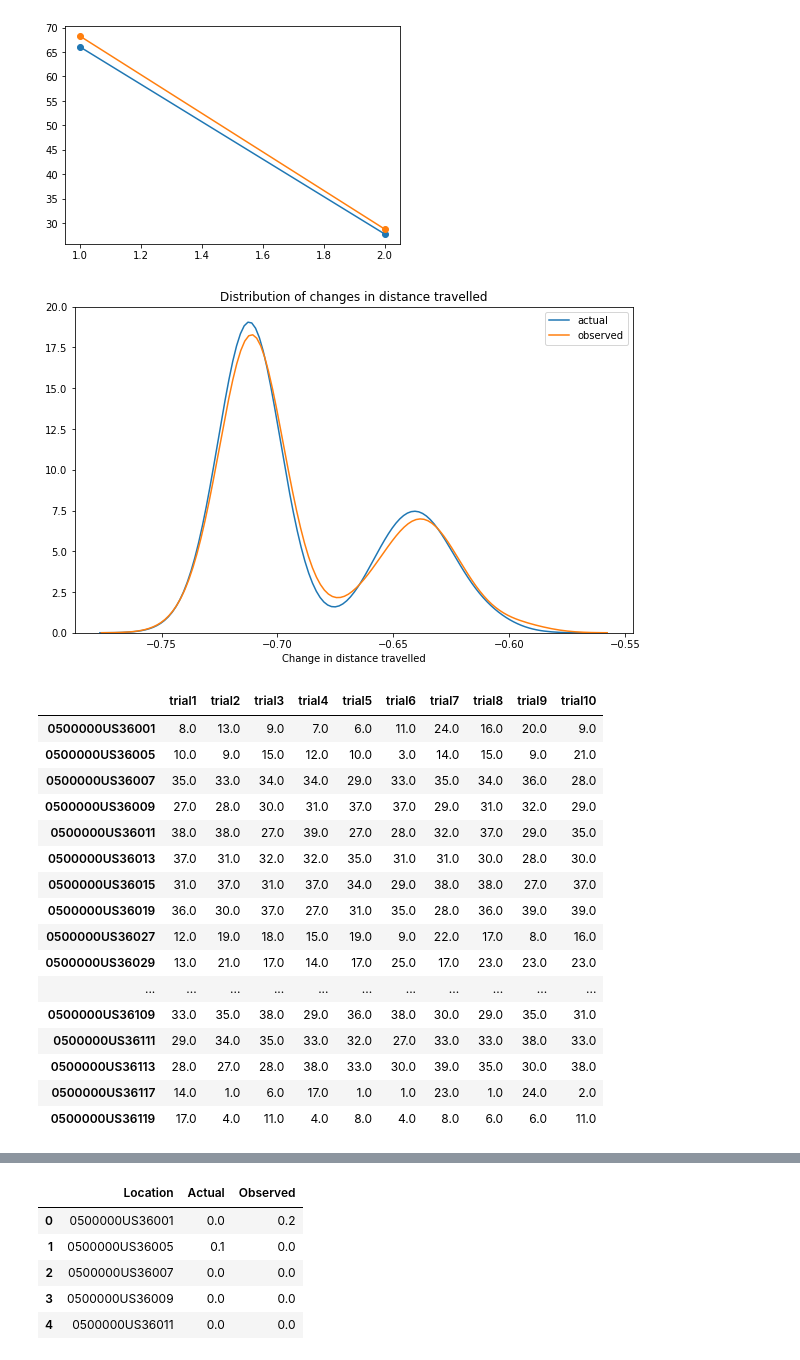
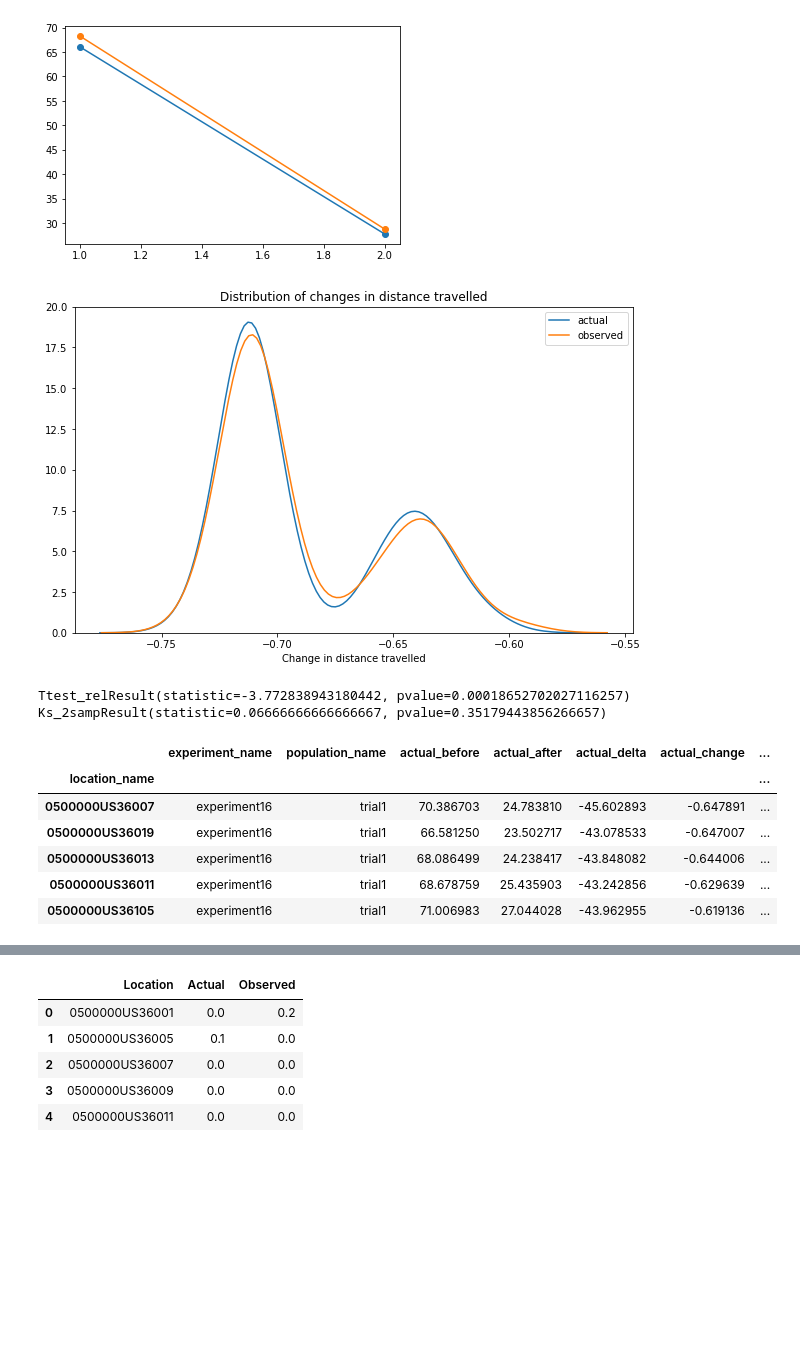
Before and after one commit to HGN-Spotifyers/AC221-final-project, a Jupyter notebook: Experiments.ipynb, the cells around one changed output, grey strips where cells are left out. Saved outputs shown, nothing was run; the diff lists cells and outputs as text; code cells hidden in the pictures; blank space fills up the shorter version.

```diff
--- a/Experiments.ipynb
+++ b/Experiments.ipynb
@@ -184,21 +186,33 @@ plt.show()
 # %% [output]
 [figure]
 # %%
-# Copy DF and fratten indices
-full_df_reset = full_df.copy(deep=True)
-full_df_reset.reset_index(inplace=True)
+def distributionplot(df_in):
+    '''
+    Create Distribution plots for the two delta vectors
+    '''
+    # Copy DF and flatten indices
+    full_df_reset = df_in.copy(deep=True)
+    full_df_reset.reset_index(inplace=True)
 
-# Get distributions of actual and observed change
-actual_dist = full_df_reset['actual_change']
-obs_dist = full_df_reset['observed_change']
+    # Get distributions of actual and observed change
+    actual_dist = full_df_reset['actual_change']
+    obs_dist = full_df_reset['observed_change']
 
-plt.figure(figsize=(10,6))
-sns.distplot(actual_dist,hist=False,label='actual')
-sns.distplot(obs_dist,hist=False,label='observed')
-plt.xlabel('Change in distance travelled')
-plt.title('Distribution of changes in distance travelled')
-plt.legend()
-plt.show()
+    plt.figure(figsize=(10,6))
+    sns.distplot(actual_dist,hist=False,label='actual')
+    sns.distplot(obs_dist,hist=False,label='observed')
+    plt.xlabel('Change in distance travelled')
+    plt.title('Distribution of changes in distance travelled')
+    plt.legend()
+    plt.show()
+
+    import scipy.stats as stats
+    print(stats.ttest_rel(actual_dist,obs_dist))
+    print(stats.ks_2samp(actual_dist,obs_dist))
+
+distributionplot(full_df)
 # %% [output]
 [figure]
+Ttest_relResult(statistic=-3.772838943180442, pvalue=0.00018652702027116257)
+Ks_2sampResult(statistic=0.06666666666666667, pvalue=0.35179443856266657)
 # %%
@@ -232,20 +257,16 @@ for trialnum in range(1,ntrials):
-# %%
-df_rankactual
-# %% [output]
-|  | trial1 | trial2 | trial3 | trial4 | trial5 | trial6 | trial7 | trial8 | trial9 | trial10 |
-| 0500000US36001 | 8.0 | 13.0 | 9.0 | 7.0 | 6.0 | 11.0 | 24.0 | 16.0 | 20.0 | 9.0 |
-| 0500000US36005 | 10.0 | 9.0 | 15.0 | 12.0 | 10.0 | 3.0 | 14.0 | 15.0 | 9.0 | 21.0 |
-| 0500000US36007 | 35.0 | 33.0 | 34.0 | 34.0 | 29.0 | 33.0 | 35.0 | 34.0 | 36.0 | 28.0 |
-| 0500000US36009 | 27.0 | 28.0 | 30.0 | 31.0 | 37.0 | 37.0 | 29.0 | 31.0 | 32.0 | 29.0 |
-| 0500000US36011 | 38.0 | 38.0 | 27.0 | 39.0 | 27.0 | 28.0 | 32.0 | 37.0 | 29.0 | 35.0 |
-| 0500000US36013 | 37.0 | 31.0 | 32.0 | 32.0 | 35.0 | 31.0 | 31.0 | 30.0 | 28.0 | 30.0 |
-| 0500000US36015 | 31.0 | 37.0 | 31.0 | 37.0 | 34.0 | 29.0 | 38.0 | 38.0 | 27.0 | 37.0 |
-| 0500000US36019 | 36.0 | 30.0 | 37.0 | 27.0 | 31.0 | 35.0 | 28.0 | 36.0 | 39.0 | 39.0 |
-| 0500000US36027 | 12.0 | 19.0 | 18.0 | 15.0 | 19.0 | 9.0 | 22.0 | 17.0 | 8.0 | 16.0 |
-| 0500000US36029 | 13.0 | 21.0 | 17.0 | 14.0 | 17.0 | 25.0 | 17.0 | 23.0 | 23.0 | 23.0 |
-| ... | ... | ... | ... | ... | ... | ... | ... | ... | ... | ... |
-| 0500000US36109 | 33.0 | 35.0 | 38.0 | 29.0 | 36.0 | 38.0 | 30.0 | 29.0 | 35.0 | 31.0 |
-| 0500000US36111 | 29.0 | 34.0 | 35.0 | 33.0 | 32.0 | 27.0 | 33.0 | 33.0 | 38.0 | 33.0 |
-| 0500000US36113 | 28.0 | 27.0 | 28.0 | 38.0 | 33.0 | 30.0 | 39.0 | 35.0 | 30.0 | 38.0 |
-| 0500000US36117 | 14.0 | 1.0 | 6.0 | 17.0 | 1.0 | 1.0 | 23.0 | 1.0 | 24.0 | 2.0 |
-| 0500000US36119 | 17.0 | 4.0 | 11.0 | 4.0 | 8.0 | 4.0 | 8.0 | 6.0 | 6.0 | 11.0 |
+# %%
+this_trial = full_df_reset.copy()
+
+# Extract just the current trial in question
+this_trial = this_trial[this_trial['population_name']=='trial1']
+this_trial.set_index('location_name',inplace=True)
+# %%
+this_trial.sort_values('actual_change').tail()
+# %% [output]
+|  | experiment_name | population_name | actual_before | actual_after | actual_delta | actual_change | ... |
+| location_name |  |  |  |  |  |  | ... |
+| 0500000US36007 | experiment16 | trial1 | 70.386703 | 24.783810 | -45.602893 | -0.647891 | ... |
+| 0500000US36019 | experiment16 | trial1 | 66.581250 | 23.502717 | -43.078533 | -0.647007 | ... |
+| 0500000US36013 | experiment16 | trial1 | 68.086499 | 24.238417 | -43.848082 | -0.644006 | ... |
+| 0500000US36011 | experiment16 | trial1 | 68.678759 | 25.435903 | -43.242856 | -0.629639 | ... |
+| 0500000US36105 | experiment16 | trial1 | 71.006983 | 27.044028 | -43.962955 | -0.619136 | ... |
```
Also changed, not shown: parts of 12 cells of this notebook.
